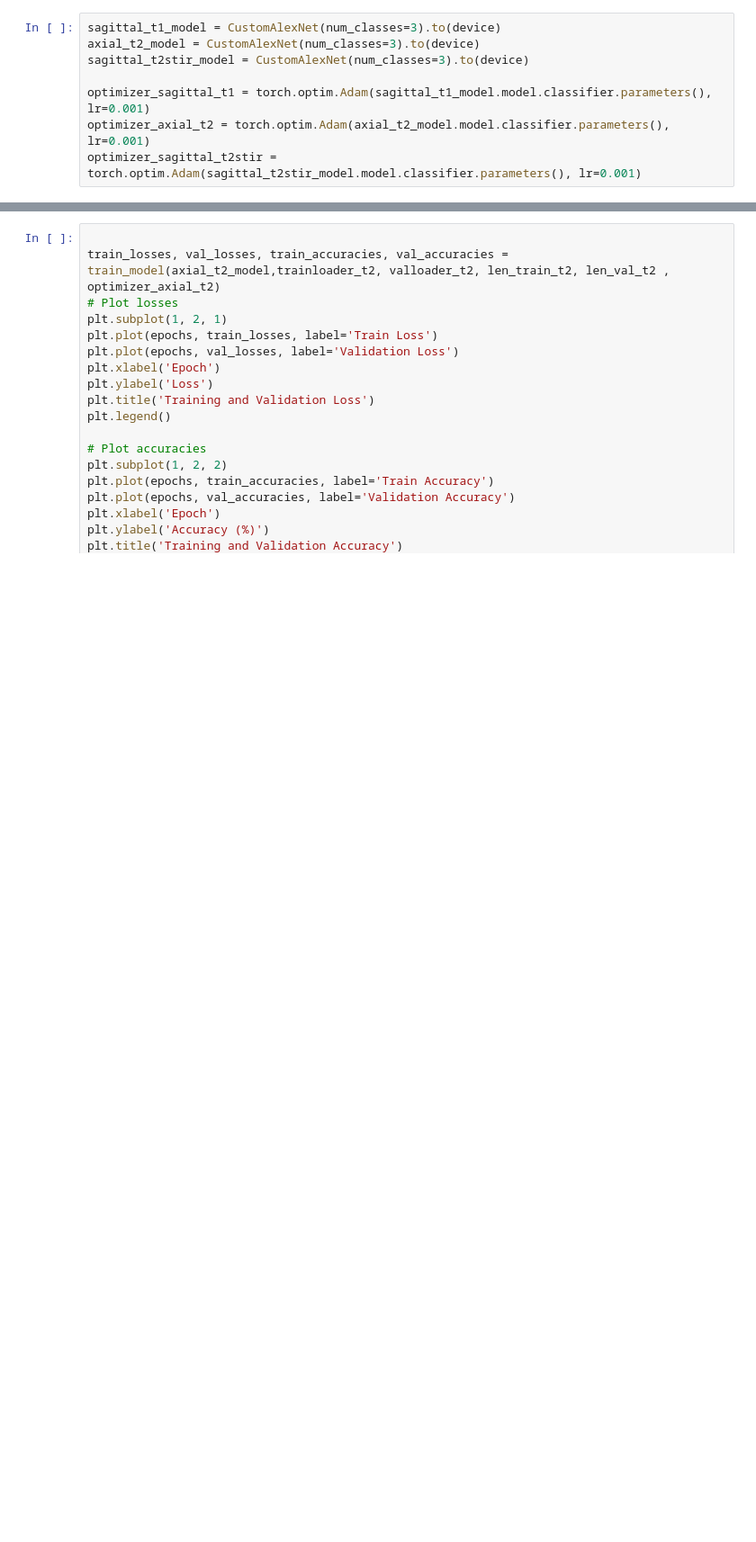
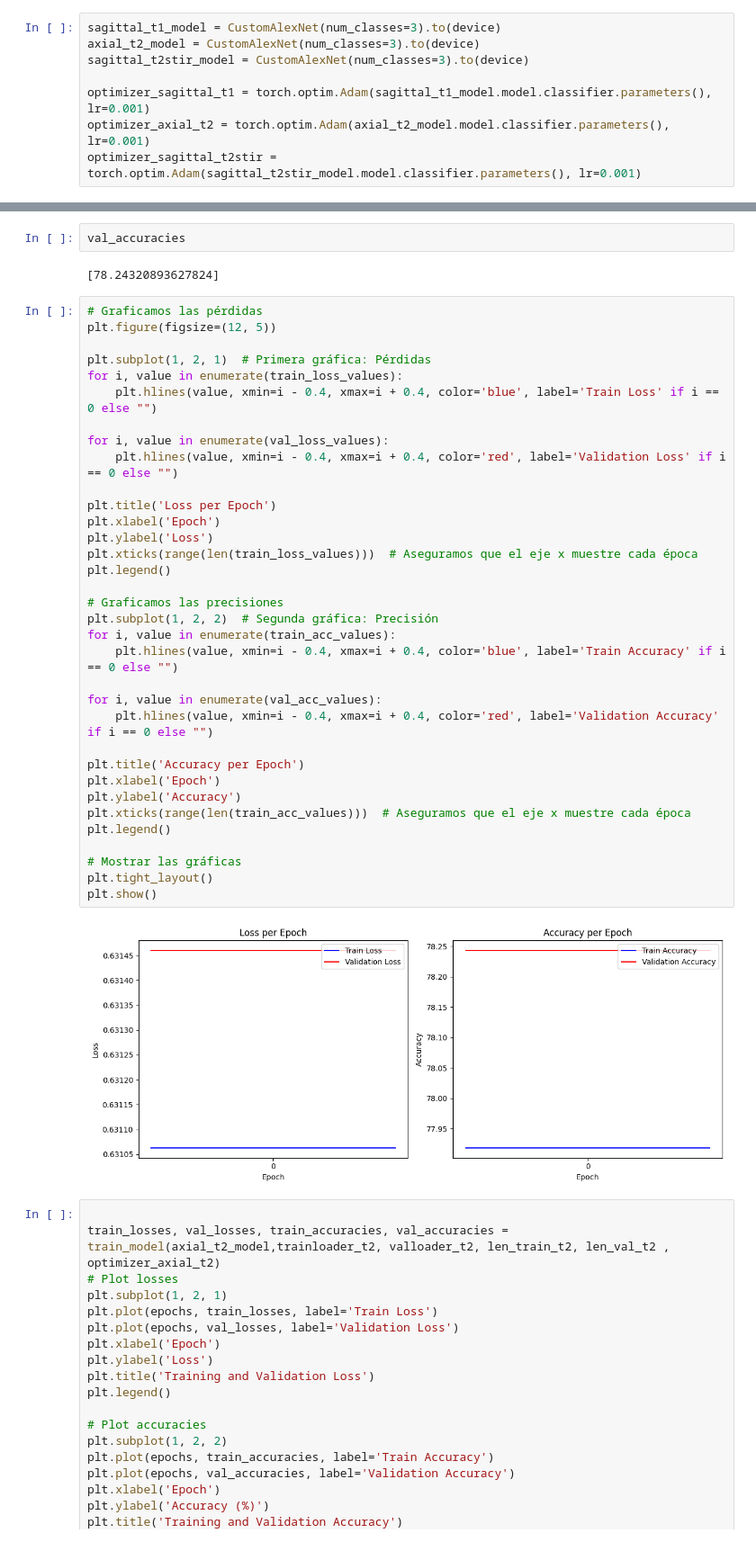
Before and after one commit to Arthurs101/PROJECT2-DATA-SCIENCE, a Jupyter notebook: lumbarclassificationproyectdatascience.ipynb, the cells around one changed output, grey strips where cells are left out. Shown at 90% size. Saved outputs shown, nothing was run; the diff lists cells and outputs as text; blank space fills up the shorter version.

```diff
--- a/lumbarclassificationproyectdatascience.ipynb
+++ b/lumbarclassificationproyectdatascience.ipynb
@@ -376,3 +376,43 @@ Early stopping triggered after 4 epochs
+# %%
+val_accuracies
+# %% [output]
+[78.24320893627824]
+# %%
+# Graficamos las pérdidas
+plt.figure(figsize=(12, 5))
+
+plt.subplot(1, 2, 1)  # Primera gráfica: Pérdidas
+for i, value in enumerate(train_loss_values):
+    plt.hlines(value, xmin=i - 0.4, xmax=i + 0.4, color='blue', label='Train Loss' if i == 0 else "")
+
+for i, value in enumerate(val_loss_values):
+    plt.hlines(value, xmin=i - 0.4, xmax=i + 0.4, color='red', label='Validation Loss' if i == 0 else "")
+
+plt.title('Loss per Epoch')
+plt.xlabel('Epoch')
+plt.ylabel('Loss')
+plt.xticks(range(len(train_loss_values)))  # Aseguramos que el eje x muestre cada época
+plt.legend()
+
+# Graficamos las precisiones
+plt.subplot(1, 2, 2)  # Segunda gráfica: Precisión
+for i, value in enumerate(train_acc_values):
+    plt.hlines(value, xmin=i - 0.4, xmax=i + 0.4, color='blue', label='Train Accuracy' if i == 0 else "")
+
+for i, value in enumerate(val_acc_values):
+    plt.hlines(value, xmin=i - 0.4, xmax=i + 0.4, color='red', label='Validation Accuracy' if i == 0 else "")
+
+plt.title('Accuracy per Epoch')
+plt.xlabel('Epoch')
+plt.ylabel('Accuracy')
+plt.xticks(range(len(train_acc_values)))  # Aseguramos que el eje x muestre cada época
+plt.legend()
+
+# Mostrar las gráficas
+plt.tight_layout()
+plt.show()
+# %% [output]
+[figure, added]
 # %%
 
 train_losses, val_losses, train_accuracies, val_accuracies = train_model(axial_t2_model,trainloader_t2, valloader_t2, len_train_t2, len_val_t2 , optimizer_axial_t2)
```
Also changed, not shown: parts of 4 cells of this notebook, 2 other files.
